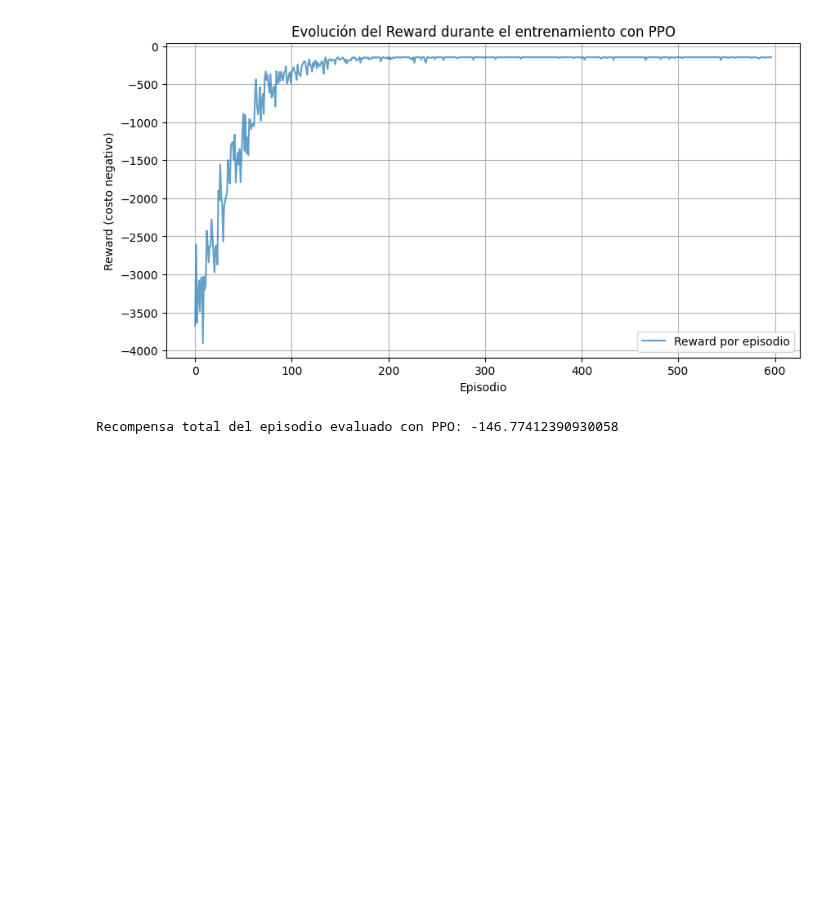
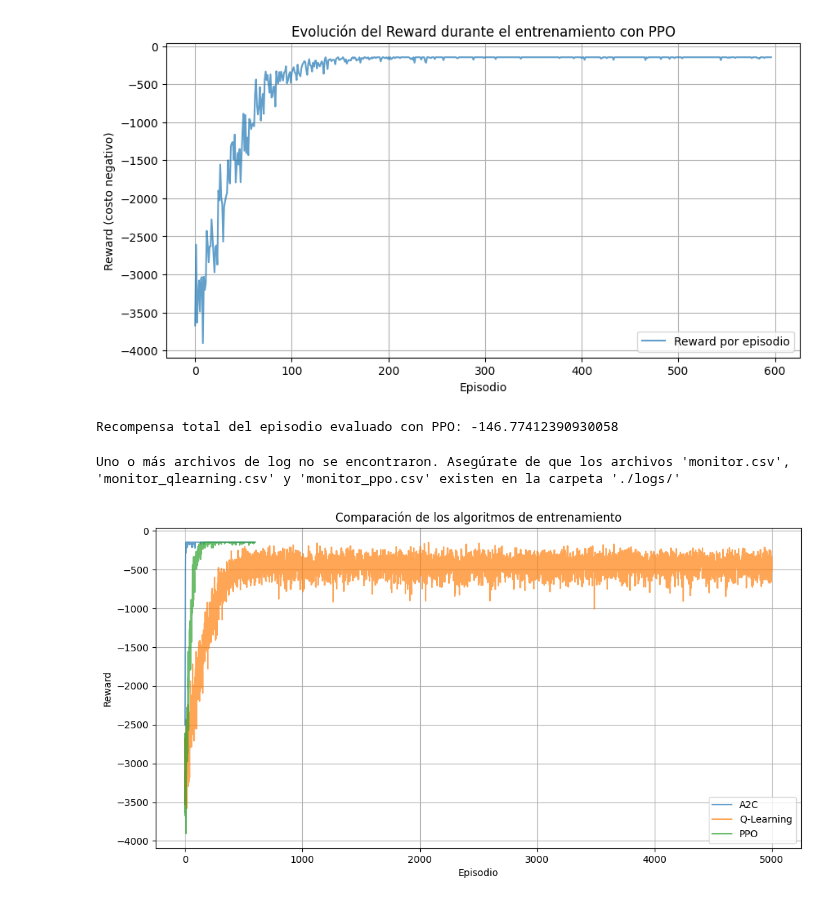
Before and after one commit to ibonsotoa/Microgrid, a Jupyter notebook: ReinforcementLearning/BaseCode/BaseCode_Microgrid.ipynb, the cells around one changed output. Cells and saved outputs as stored; diff of their text form; code cells hidden in the pictures; blank space fills up the shorter version.

Commit message:
Federated learning changed and RL testing included

```diff
--- a/ReinforcementLearning/BaseCode/BaseCode_Microgrid.ipynb
+++ b/ReinforcementLearning/BaseCode/BaseCode_Microgrid.ipynb
@@ -740,3 +742,36 @@ Info: (n_steps=1408 and n_envs=1)
 -----------------------------------------
 [figure]
 Recompensa total del episodio evaluado con PPO: -146.77412390930058
+# %%
+import matplotlib.pyplot as plt
+import pandas as pd
+
+try:
+    log_a2c = pd.read_csv("./logs/monitor.csv", skiprows=1)
+    log_qlearning = pd.read_csv("./logs/monitor_qlearning.csv", skiprows=1)
+    log_ppo = pd.read_csv("./logs/monitor_ppo.csv", skiprows=1)
+except FileNotFoundError:
+    print("Uno o más archivos de log no se encontraron. Asegúrate de que los archivos 'monitor.csv', 'monitor_qlearning.csv' y 'monitor_ppo.csv' existen en la carpeta './logs/'")
+    exit()
+
+
+plt.figure(figsize=(12, 6))
+
+# Graficar A2C
+plt.plot(log_a2c.index, log_a2c["r"], label="A2C", alpha=0.7)
+
+# Graficar Q-Learning
+plt.plot(log_qlearning.index, log_qlearning["r"], label="Q-Learning", alpha=0.7)
+
+# Graficar PPO
+plt.plot(log_ppo.index, log_ppo["r"], label="PPO", alpha=0.7)
+
+plt.xlabel("Episodio")
+plt.ylabel("Reward")
+plt.title("Comparación de los algoritmos de entrenamiento")
+plt.legend()
+plt.grid(True)
+plt.show()
+# %% [output]
+Uno o más archivos de log no se encontraron. Asegúrate de que los archivos 'monitor.csv', 'monitor_qlearning.csv' y 'monitor_ppo.csv' existen en la carpeta './logs/'
+[figure, added]
```
Also changed, not shown: parts of 4 cells of this notebook, 5 other files.
